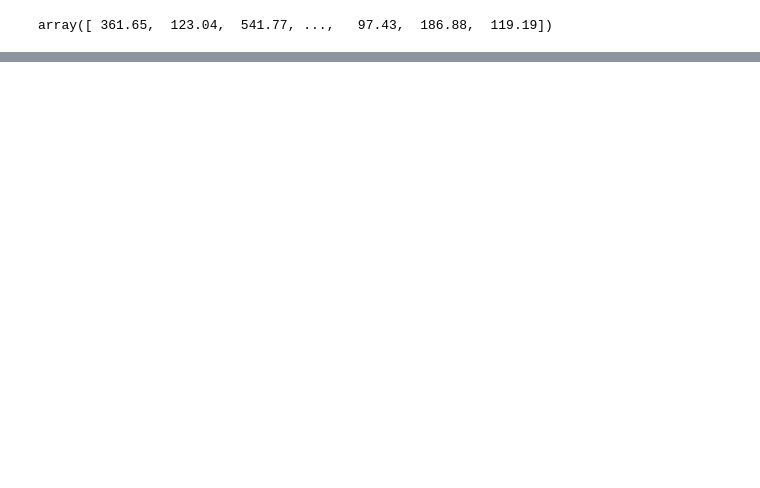
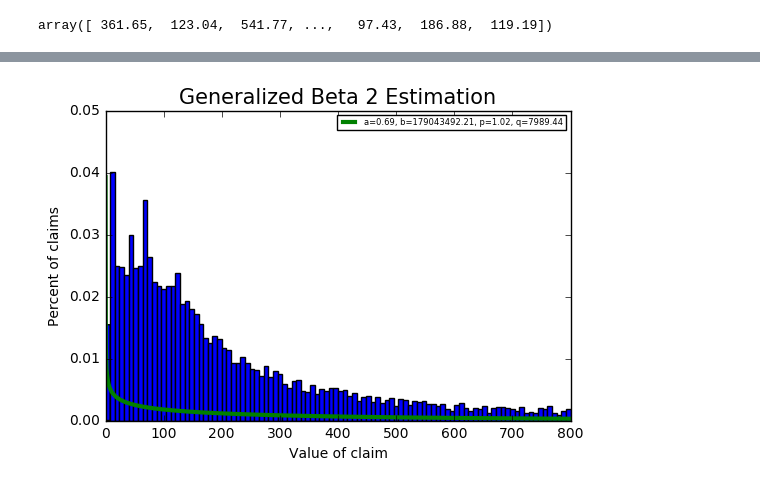
Before and after one commit to rickecon/StructEst_W17, a Jupyter notebook: Students/Alejandro/PS2/StructEst_ProblemSet_2.ipynb, the cells around one changed output, grey strips where cells are left out. Cells and saved outputs as stored; diff of their text form; code cells hidden in the pictures; blank space fills up the shorter version.

```diff
--- a/Students/Alejandro/PS2/StructEst_ProblemSet_2.ipynb
+++ b/Students/Alejandro/PS2/StructEst_ProblemSet_2.ipynb
@@ -251,0 +196,77 @@ a_MLE= 0.997648161349 b_MLE= 223920063.224 p_MLE= 0.222800672638 q_MLE= 10000.0
+# %%
+# (d) - MLE Generalized Beta 2
+
+# Initial Parameters
+
+# Running optimize with q_0 = 10000 would return the same initial guesses
+# as the MLE estimates. When using q_0 = 8000, the command finds a lower
+# value for the criterion function. Around 10000 the criterion function
+# must be too flat.
+
+qGB2_0 = 8000
+bGB2_0 = (qGB2_0**(1/mGG_MLE))*bGG_MLE
+aGB2_0 = mGG_MLE
+pGB2_0 = aGG_MLE/mGG_MLE
+
+
+# Construct GB2 distribution from Beta Prime
+
+def genbetaprime_pdf(xvect,a,b,p,q):
+    nom = abs(a) * (xvect**(a*p-1))
+    den = (b**(a*p)) * spc.beta(p,q) * ((1+((xvect/b)**a))**(p+q))
+    gb2_pdf = nom/den
+    return gb2_pdf
+
+# Define the Log-Likelihood Function - Generalized Beta 2
+
+def log_lik_GB2(xvect,a,b,p,q):
+    pdf_vect = genbetaprime_pdf(xvect,a,b,p,q)
+    ln_pdf_vect = np.log(pdf_vect)
+    log_lik_scal = ln_pdf_vect.sum()
+    return log_lik_scal
+
+# Define Criterion Function - Generalized Beta
+
+def crit_GB2(prms,*args):
+    a,b,p,q = prms
+    xvals = args
+    log_lik_scal = log_lik_GB2(xvals,a,b,p,q)
+    neg_log_lik_scal = - log_lik_scal
+
+    return neg_log_lik_scal
+
+# Optimize  - Generalized Beta
+
+GB2par_vect = np.array([aGB2_0,bGB2_0,pGB2_0,qGB2_0])
+mle_args = (hcc)
+bnds_4 = ((0, None), (0, None),(0, None),(0, None))
+estimates = opt.minimize( crit_GB2 , GB2par_vect , args=mle_args , bounds=bnds_4)
+aGB2_MLE,bGB2_MLE,pGB2_MLE,qGB2_MLE = estimates.x
+
+aGB2_MLE_r = round(aGB2_MLE,2)
+bGB2_MLE_r = round(bGB2_MLE,2)
+pGB2_MLE_r = round(pGB2_MLE,2)
+qGB2_MLE_r = round(qGB2_MLE,2)
+
+lGB2_0 = log_lik_GB2(hcc,aGB2_0,bGB2_0,pGB2_0,qGB2_0)
+lGB2_MLE = log_lik_GB2(hcc,aGB2_MLE,bGB2_MLE,pGB2_MLE,qGB2_MLE)
+
+print('a_0=',aGB2_0,'b_0=',bGB2_0,'p_MLE=',pGB2_0,'q_0=',8000)
+print('Log Likelihood with initial guess :',lGB2_0)
+print('a_MLE=',aGB2_MLE,'b_MLE=',bGB2_MLE,'p_MLE=',pGB2_MLE,'q_MLE=',qGB2_MLE)
+print('Log Likelihood with MLE estimates :',lGB2_MLE)
+
+# Plot Estimated Distribution
+
+x = hcc.sort()
+plt.hist(hcc,100, weights = wght,range=(0, 800))
+plt.plot(hcc,genbetaprime_pdf(hcc,aGB2_MLE,bGB2_MLE,pGB2_MLE,qGB2_MLE),linewidth=3,
+         color='g',label='a={}, b={}, p={}, q={}'.format(aGB2_MLE_r,bGB2_MLE_r,pGB2_MLE_r,qGB2_MLE_r))
+plt.legend(loc='upper right',prop={'size':6})
+plt.title('Generalized Beta 2 Estimation', fontsize=15)
+plt.xlabel('Value of claim')
+plt.ylabel('Percent of claims')
+plt.xlim(0,800)
+plt.ylim(0,0.05)
+plt.show()
+# %% [output]
@@ -252,3 +277,4 @@ a_MLE= 0.997648161349 b_MLE= 223920063.224 p_MLE= 0.222800672638 q_MLE= 10000.0
+[figure, added]
 # %%
 # (e) - Likelihood Ratio Test
 
```
Also changed, not shown: parts of 29 cells of this notebook, 2 other files.
